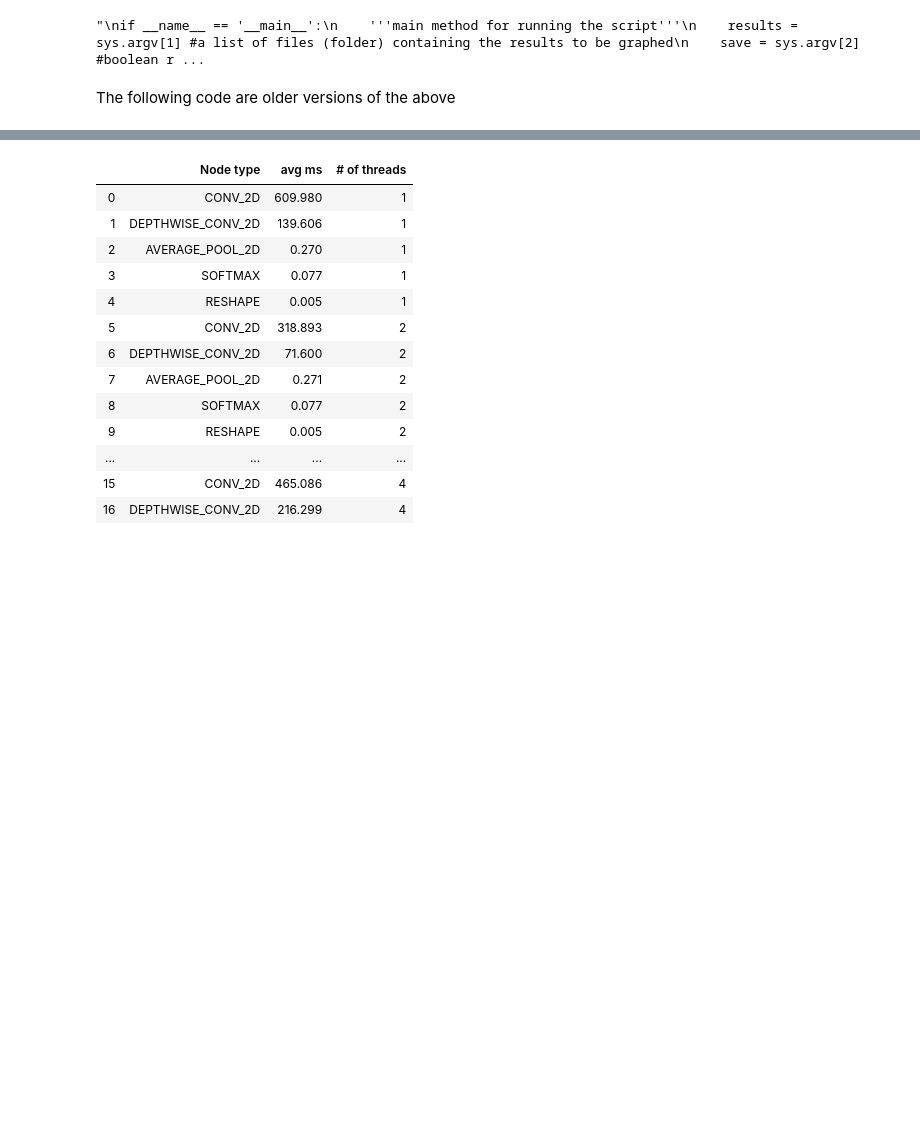
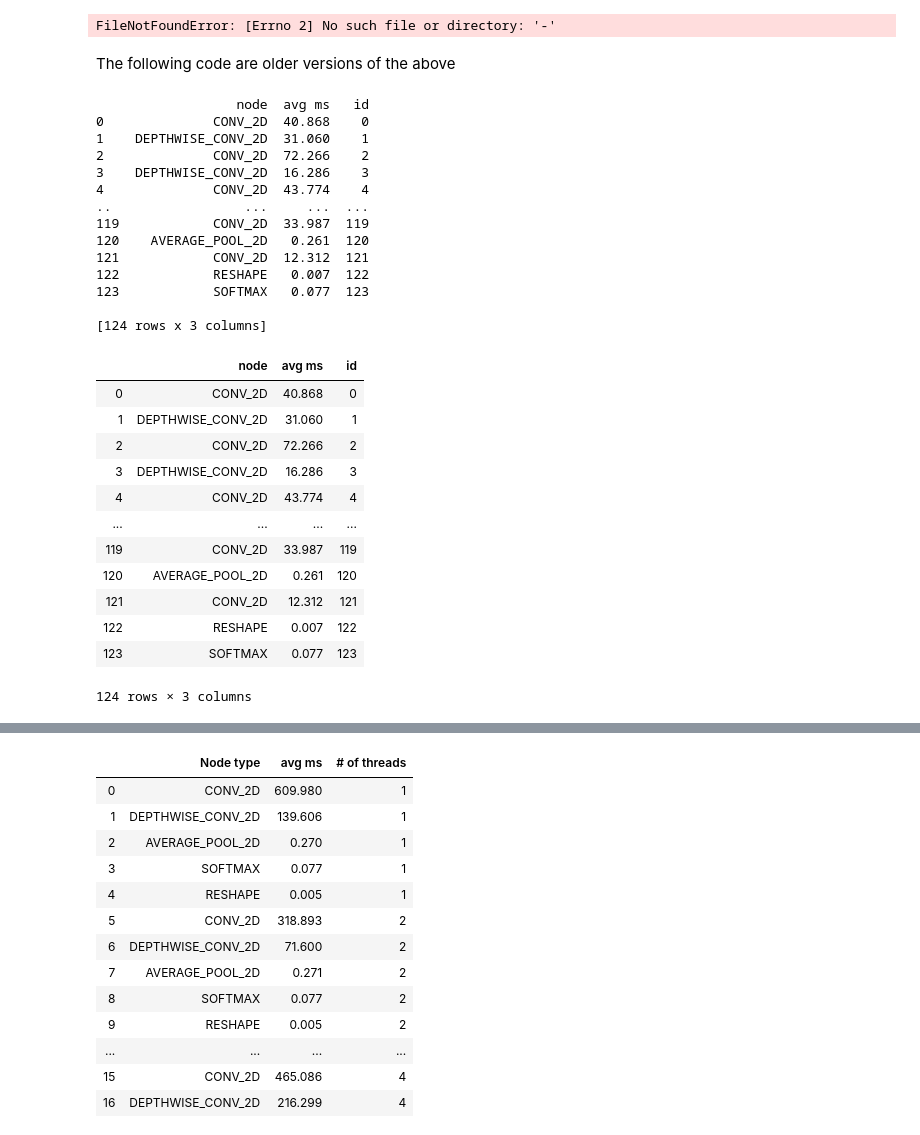
Before and after one commit to tflite-soc/benchmarking-models, a Jupyter notebook: plot_data.ipynb, the cells around one changed output, grey strips where cells are left out. Saved outputs shown, nothing was run; the diff lists cells and outputs as text; code cells hidden in the pictures; blank space fills up the shorter version.

```diff
--- a/plot_data.ipynb
+++ b/plot_data.ipynb
@@ -184,11 +172,83 @@ plotIndividualNodes(files[0])
 
 if __name__ == '__main__':
     '''main method for running the script'''
-    results = sys.argv[1] #a list of files (folder) containing the results to be graphed
-    save = sys.argv[2] #boolean representing whether or not to save the graphs
+    if (len(sys.argv) > 1):
+        results = sys.argv[1] #a list of files (folder) containing the results to be graphed
+        save = sys.argv[2] #boolean representing whether or not to save the graphs
 
-    plotAll(results)
+        plotAll(results)
+
+    else:
+        print("no source folder specified. use files in " + str(source) + "? [y/n]")
 # %% [output]
-"\nif __name__ == '__main__':\n    '''main method for running the script'''\n    results = sys.argv[1] #a list of files (folder) containing the results to be graphed\n    save = sys.argv[2] #boolean r ...
+FileNotFoundError: [Errno 2] No such file or directory: '-'
 # %% [markdown]
 The following code are older versions of the above
+# %%
+def getIndividualNodeData(file):
+    individualNodes = re.compile(r"""\s+
+        (?P<node_name>\S+)\s+
+        \d+\.\d+ \s+
+        \d+\.\d+ \s+
+        (?P<node_avg>\d+\.\d+)""", re.X)
+
+    runOrder = re.compile(r"""=+ Run Order =+\n""")
+    compTime = re.compile(r"""=+ Top by Computation Time =+\n""")
+
+    with open(file) as f:
+        lines = f.read()
+
+        runLocations = re.finditer(runOrder, lines)
+
+        compTimeLocations = re.finditer(compTime, lines)
+
+        nodes = []
+        runtimes = []
+
+        for run in runLocations:
+            end = next(compTimeLocations).start()
+
+            runData = re.findall(individualNodes, lines[run.start():end])
+
+            for node in runData:
+                nodes.append(node[0])
+
+                runtimes.append(float(node[1]))
+        data = {"node" : nodes, "avg ms" : runtimes}
+        df = pd.DataFrame(data)
+        df['id'] = df.index
+        return df
+
+
+
+print(tmpdf)
+
+getIndividualNodeData(files[0])
+# %% [output]
+                  node  avg ms   id
+0              CONV_2D  40.868    0
+1    DEPTHWISE_CONV_2D  31.060    1
+2              CONV_2D  72.266    2
+3    DEPTHWISE_CONV_2D  16.286    3
+4              CONV_2D  43.774    4
+..                 ...     ...  ...
+119            CONV_2D  33.987  119
+120    AVERAGE_POOL_2D   0.261  120
+121            CONV_2D  12.312  121
+122            RESHAPE   0.007  122
+123            SOFTMAX   0.077  123
+
+[124 rows x 3 columns]
+|  | node | avg ms | id |
+| 0 | CONV_2D | 40.868 | 0 |
+| 1 | DEPTHWISE_CONV_2D | 31.060 | 1 |
+| 2 | CONV_2D | 72.266 | 2 |
+| 3 | DEPTHWISE_CONV_2D | 16.286 | 3 |
+| 4 | CONV_2D | 43.774 | 4 |
+| ... | ... | ... | ... |
+| 119 | CONV_2D | 33.987 | 119 |
+| 120 | AVERAGE_POOL_2D | 0.261 | 120 |
+| 121 | CONV_2D | 12.312 | 121 |
+| 122 | RESHAPE | 0.007 | 122 |
+| 123 | SOFTMAX | 0.077 | 123 |
+124 rows × 3 columns
```
Also changed, not shown: parts of 8 cells of this notebook.
